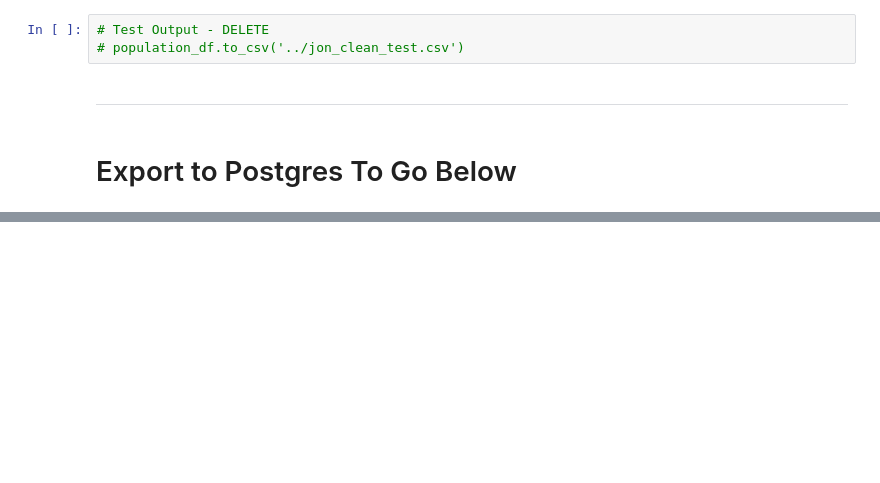
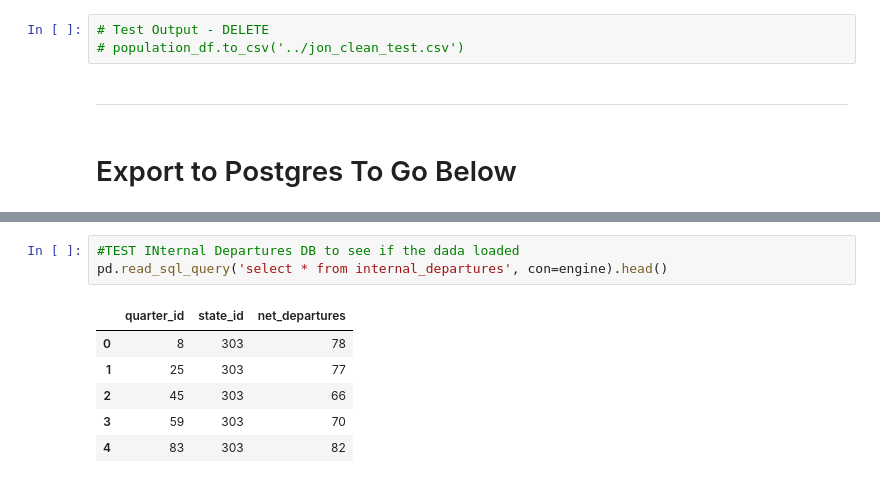
Before and after one commit to jonowood/Project_2, a Jupyter notebook: Clean_Test.ipynb, the cells around one changed output, grey strips where cells are left out. Drawn from its saved outputs; the diff is of its cells as text; blank space fills up the shorter version.

```diff
--- a/ETL/Clean_Test.ipynb
+++ b/Clean_Test.ipynb
@@ -637,0 +775,10 @@ population_df.tail()
+# %%
+#TEST INternal Departures DB to see if the dada loaded
+pd.read_sql_query('select * from internal_departures', con=engine).head()
+# %% [output]
+|  | quarter_id | state_id | net_departures |
+| 0 | 8 | 303 | 78 |
+| 1 | 25 | 303 | 77 |
+| 2 | 45 | 303 | 66 |
+| 3 | 59 | 303 | 70 |
+| 4 | 83 | 303 | 82 |
```
Also changed, not shown: parts of 26 cells of this notebook, 3 other files.
